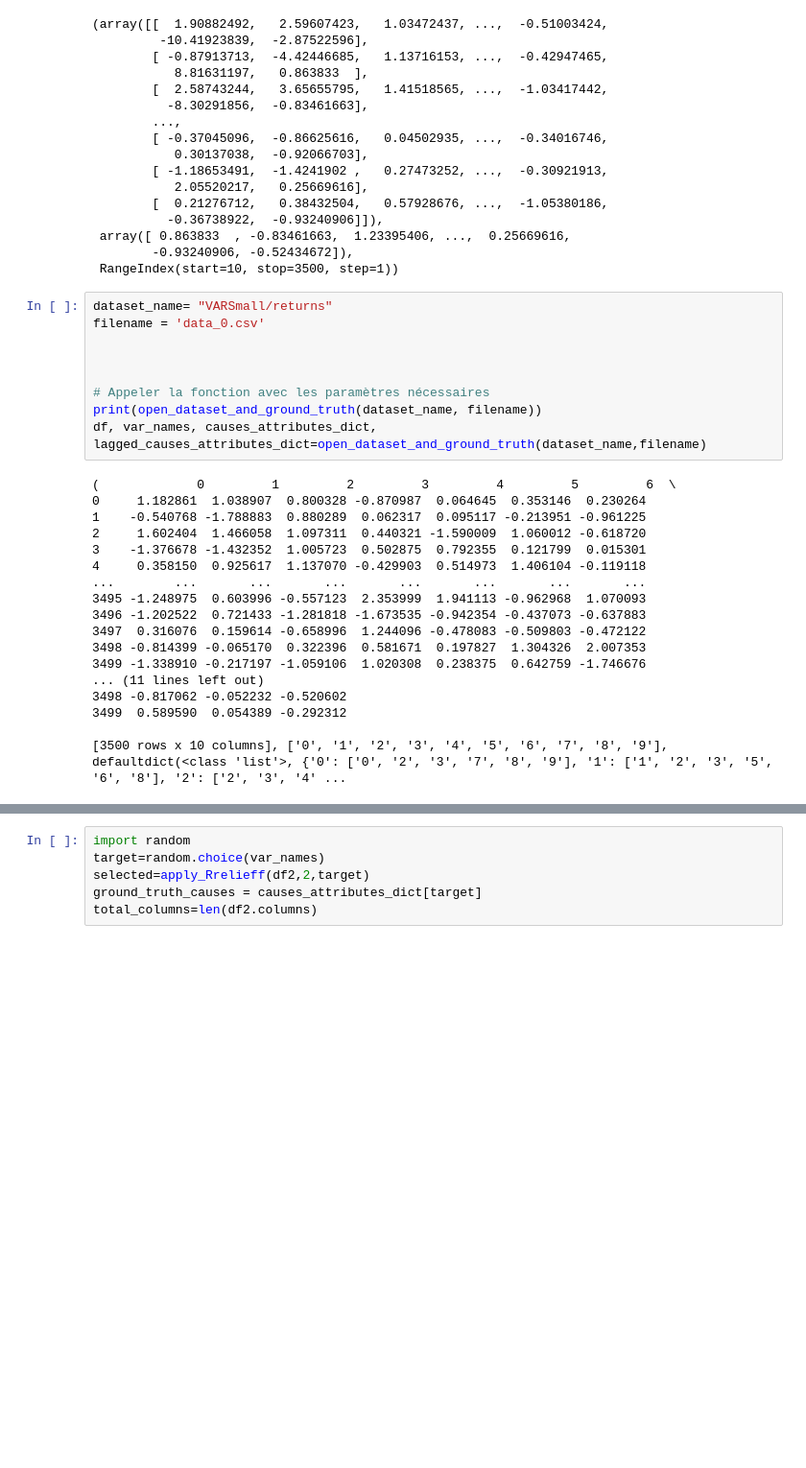
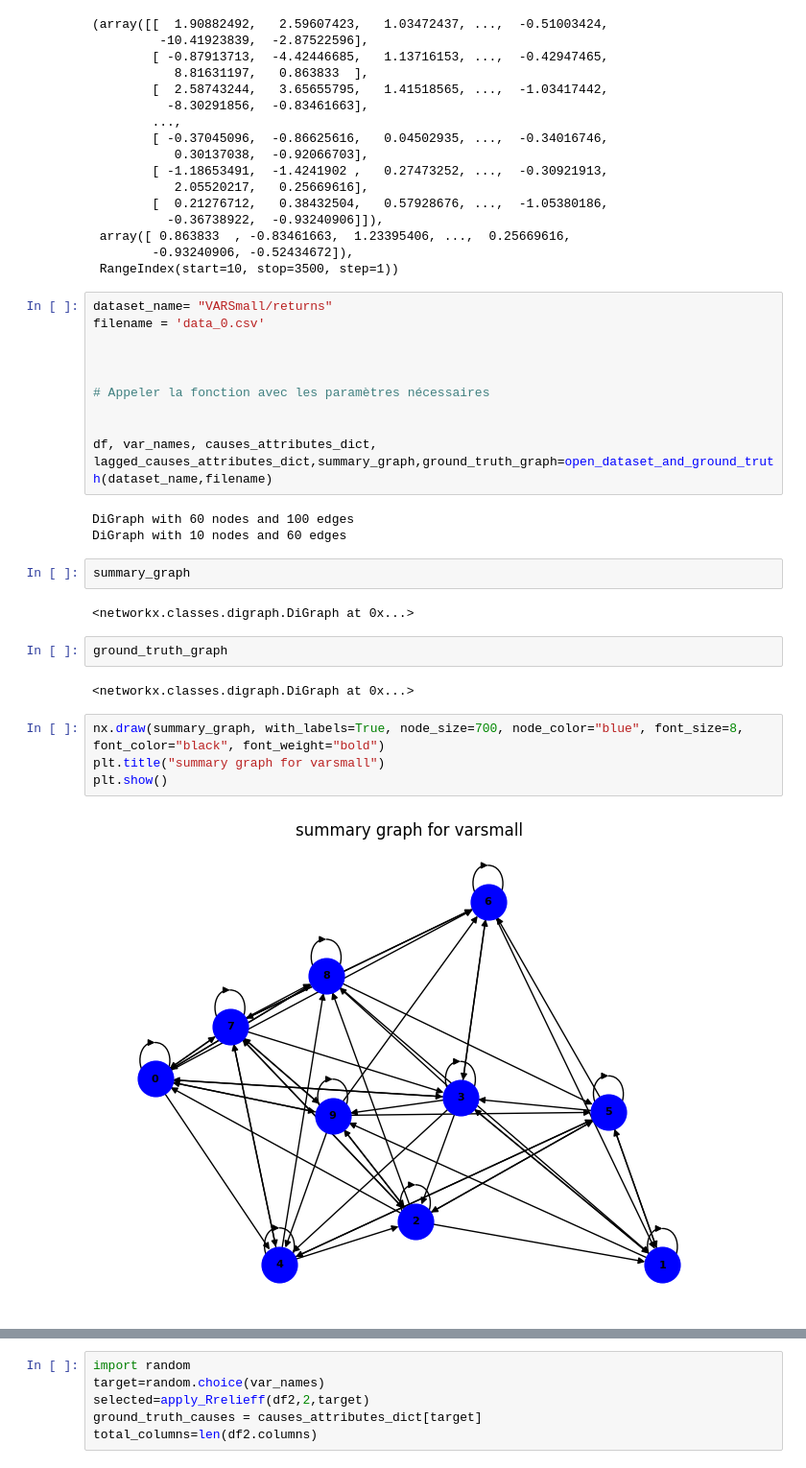
Before and after one commit to amineelmaazouz/Causal-Feature-Selection-in-large-Multivariate-Time-Series-MTS-for-Forecasting-Problems, a Jupyter notebook: projet2A.ipynb, the cells around one changed output, grey strips where cells are left out. Shown at 96% size. Cells and saved outputs as stored; diff of their text form; blank space fills up the shorter version.

```diff
--- a/projet2A.ipynb
+++ b/projet2A.ipynb
@@ -711,23 +690,23 @@ filename = 'data_0.csv'
 
 
 # Appeler la fonction avec les paramètres nécessaires
-print(open_dataset_and_ground_truth(dataset_name, filename))
-df, var_names, causes_attributes_dict, lagged_causes_attributes_dict=open_dataset_and_ground_truth(dataset_name,filename)
+
+
+df, var_names, causes_attributes_dict, lagged_causes_attributes_dict,summary_graph,ground_truth_graph=open_dataset_and_ground_truth(dataset_name,filename)
 # %% [output]
-(             0         1         2         3         4         5         6  \
-0     1.182861  1.038907  0.800328 -0.870987  0.064645  0.353146  0.230264
-1    -0.540768 -1.788883  0.880289  0.062317  0.095117 -0.213951 -0.961225
-2     1.602404  1.466058  1.097311  0.440321 -1.590009  1.060012 -0.618720
-3    -1.376678 -1.432352  1.005723  0.502875  0.792355  0.121799  0.015301
-4     0.358150  0.925617  1.137070 -0.429903  0.514973  1.406104 -0.119118
-...        ...       ...       ...       ...       ...       ...       ...
-3495 -1.248975  0.603996 -0.557123  2.353999  1.941113 -0.962968  1.070093
-3496 -1.202522  0.721433 -1.281818 -1.673535 -0.942354 -0.437073 -0.637883
-3497  0.316076  0.159614 -0.658996  1.244096 -0.478083 -0.509803 -0.472122
-3498 -0.814399 -0.065170  0.322396  0.581671  0.197827  1.304326  2.007353
-3499 -1.338910 -0.217197 -1.059106  1.020308  0.238375  0.642759 -1.746676
-... (11 lines left out)
-3498 -0.817062 -0.052232 -0.520602
-3499  0.589590  0.054389 -0.292312
-
-[3500 rows x 10 columns], ['0', '1', '2', '3', '4', '5', '6', '7', '8', '9'], defaultdict(<class 'list'>, {'0': ['0', '2', '3', '7', '8', '9'], '1': ['1', '2', '3', '5', '6', '8'], '2': ['2', '3', '4' ...
+DiGraph with 60 nodes and 100 edges
+DiGraph with 10 nodes and 60 edges
+# %%
+summary_graph
+# %% [output]
+<networkx.classes.digraph.DiGraph at 0x...>
+# %%
+ground_truth_graph
+# %% [output]
+<networkx.classes.digraph.DiGraph at 0x...>
+# %%
+nx.draw(summary_graph, with_labels=True, node_size=700, node_color="blue", font_size=8, font_color="black", font_weight="bold")
+plt.title("summary graph for varsmall")
+plt.show()
+# %% [output]
+[figure, added]
```
Also changed, not shown: parts of 29 cells of this notebook.
